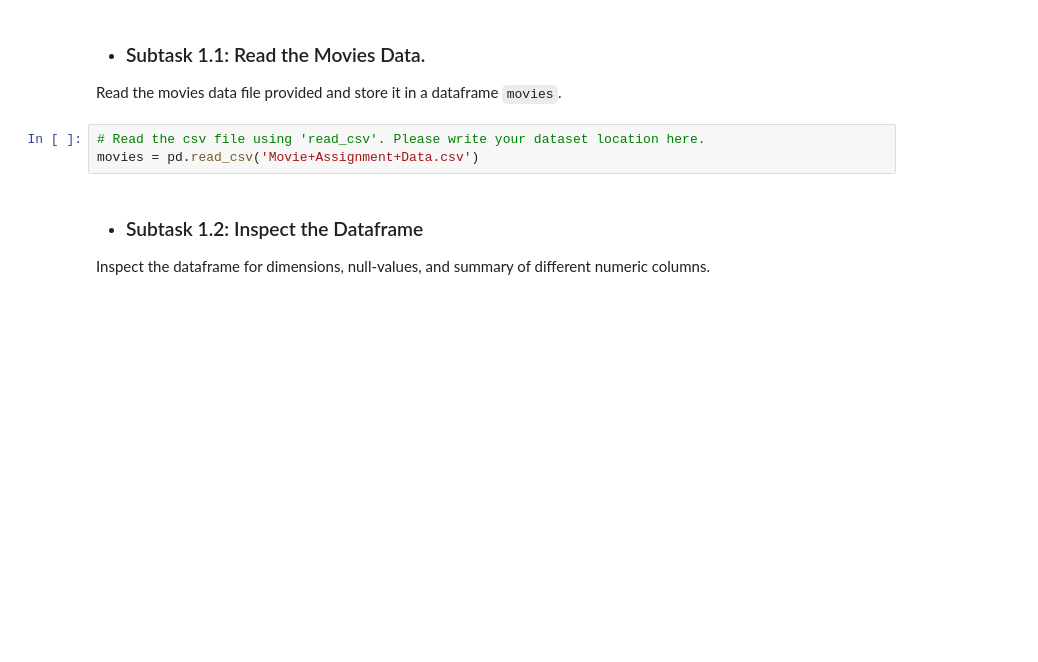
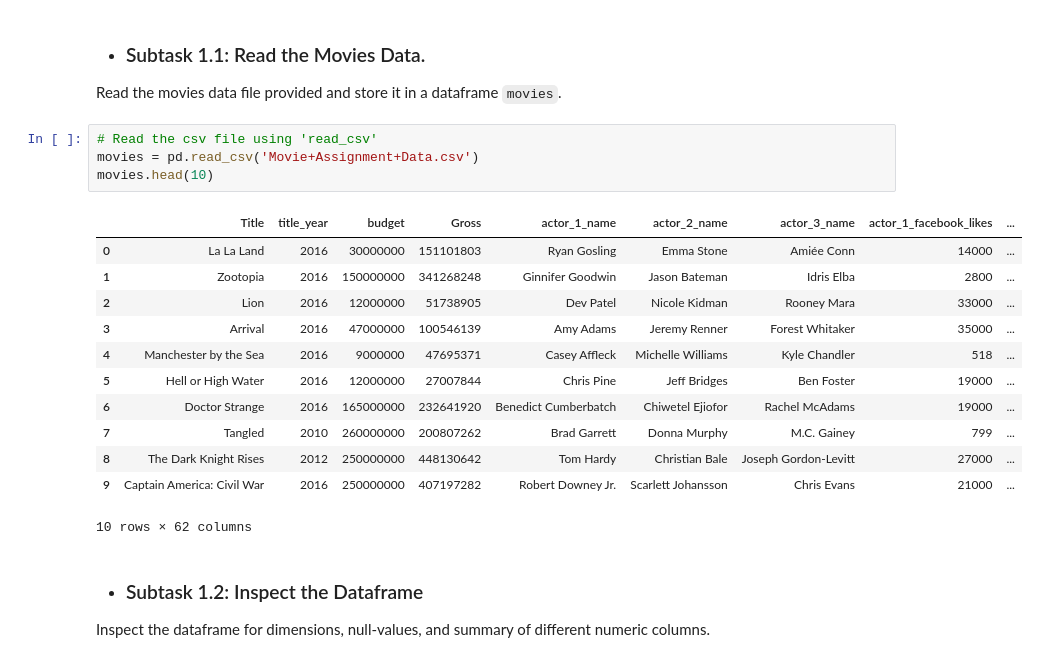
Before and after one commit to JyThakur/EDA-on-Top-100-IMDb-Movies-Past-Decade, a Jupyter notebook: IMDb_Movie_EDA.ipynb, the cells around one changed output. Cells and saved outputs as stored; diff of their text form; blank space fills up the shorter version.

```diff
--- a/IMDb_Movie_EDA.ipynb
+++ b/IMDb_Movie_EDA.ipynb
@@ -22,8 +22,22 @@ You have the data for the 100 top-rated movies from the past decade along with v
 
 Read the movies data file provided and store it in a dataframe `movies`.
 # %%
-# Read the csv file using 'read_csv'. Please write your dataset location here.
+# Read the csv file using 'read_csv'
 movies = pd.read_csv('Movie+Assignment+Data.csv')
+movies.head(10)
+# %% [output]
+|  | Title | title_year | budget | Gross | actor_1_name | actor_2_name | actor_3_name | actor_1_facebook_likes | ... |
+| 0 | La La Land | 2016 | 30000000 | 151101803 | Ryan Gosling | Emma Stone | Amiée Conn | 14000 | ... |
+| 1 | Zootopia | 2016 | 150000000 | 341268248 | Ginnifer Goodwin | Jason Bateman | Idris Elba | 2800 | ... |
+| 2 | Lion | 2016 | 12000000 | 51738905 | Dev Patel | Nicole Kidman | Rooney Mara | 33000 | ... |
+| 3 | Arrival | 2016 | 47000000 | 100546139 | Amy Adams | Jeremy Renner | Forest Whitaker | 35000 | ... |
+| 4 | Manchester by the Sea | 2016 | 9000000 | 47695371 | Casey Affleck | Michelle Williams | Kyle Chandler | 518 | ... |
+| 5 | Hell or High Water | 2016 | 12000000 | 27007844 | Chris Pine | Jeff Bridges | Ben Foster | 19000 | ... |
+| 6 | Doctor Strange | 2016 | 165000000 | 232641920 | Benedict Cumberbatch | Chiwetel Ejiofor | Rachel McAdams | 19000 | ... |
+| 7 | Tangled | 2010 | 260000000 | 200807262 | Brad Garrett | Donna Murphy | M.C. Gainey | 799 | ... |
+| 8 | The Dark Knight Rises | 2012 | 250000000 | 448130642 | Tom Hardy | Christian Bale | Joseph Gordon-Levitt | 27000 | ... |
+| 9 | Captain America: Civil War | 2016 | 250000000 | 407197282 | Robert Downey Jr. | Scarlett Johansson | Chris Evans | 21000 | ... |
+10 rows × 62 columns
 # %% [markdown]
 - ###  Subtask 1.2: Inspect the Dataframe
 
```
Also changed, not shown: parts of 26 cells of this notebook.
